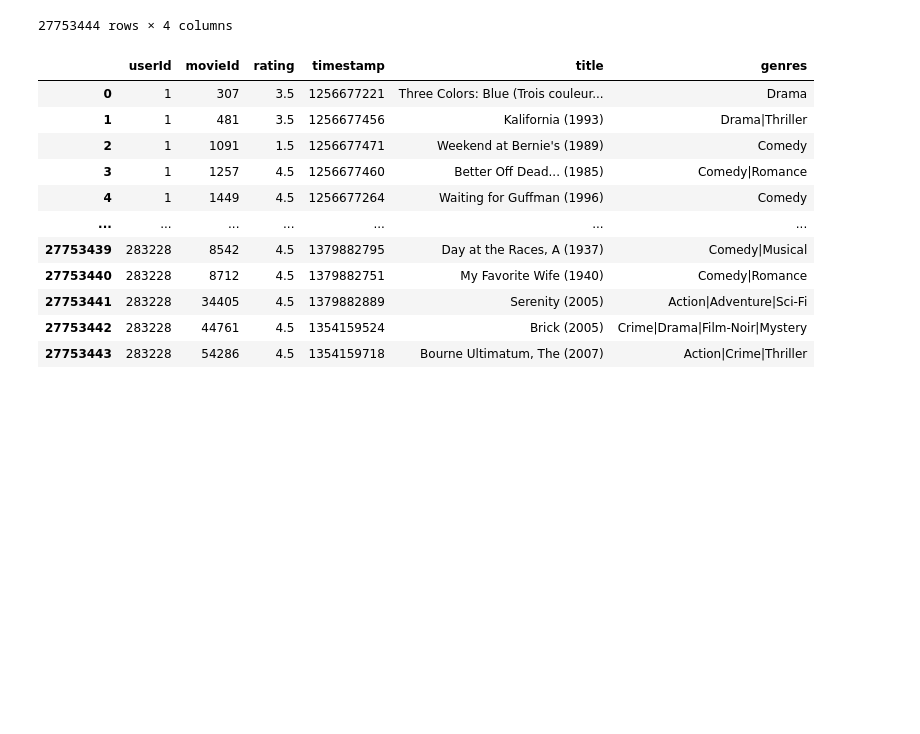
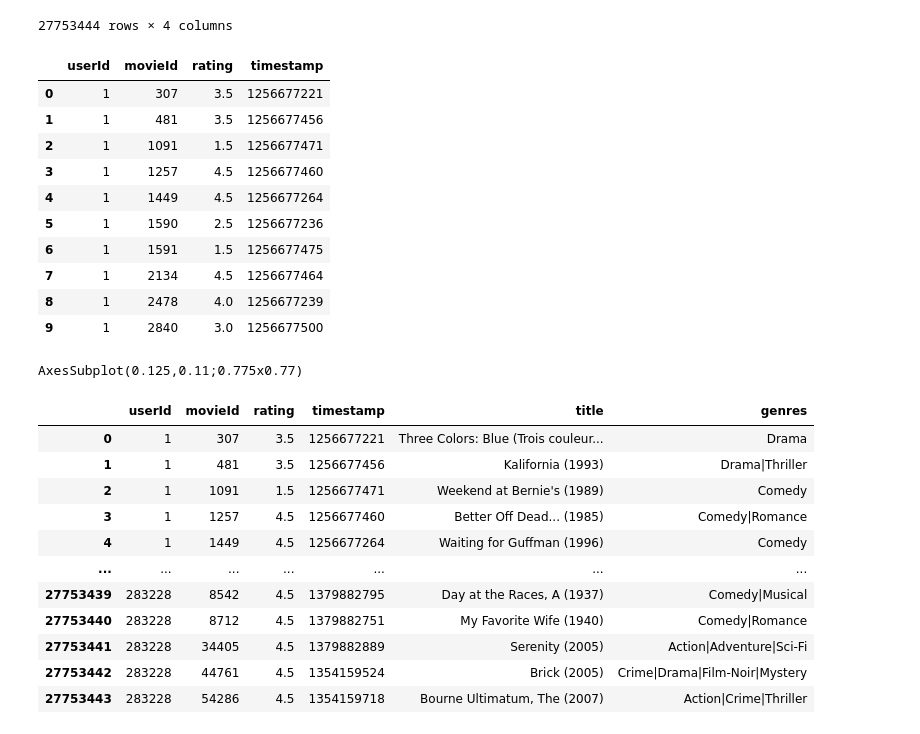
Before and after one commit to zhyde23/Recommendation-System, a Jupyter notebook: Mod4 2nd Draft.ipynb, the cells around one changed output. Saved outputs shown, nothing was run; the diff lists cells and outputs as text; code cells hidden in the pictures; blank space fills up the shorter version.

```diff
--- a/Mod4 2nd Draft.ipynb
+++ b/Mod4 2nd Draft.ipynb
@@ -70,6 +65,25 @@ df2
 | 27753442 | 283228 | 44761 | 4.5 | 1354159524 |
 | 27753443 | 283228 | 54286 | 4.5 | 1354159718 |
 27753444 rows × 4 columns
+# %%
+df2.columns = ['userId', 'movieId', 'rating', 'timestamp']
+df2.head(10)
+# %% [output]
+|  | userId | movieId | rating | timestamp |
+| 0 | 1 | 307 | 3.5 | 1256677221 |
+| 1 | 1 | 481 | 3.5 | 1256677456 |
+| 2 | 1 | 1091 | 1.5 | 1256677471 |
+| 3 | 1 | 1257 | 4.5 | 1256677460 |
+| 4 | 1 | 1449 | 4.5 | 1256677264 |
+| 5 | 1 | 1590 | 2.5 | 1256677236 |
+| 6 | 1 | 1591 | 1.5 | 1256677475 |
+| 7 | 1 | 2134 | 4.5 | 1256677464 |
+| 8 | 1 | 2478 | 4.0 | 1256677239 |
+| 9 | 1 | 2840 | 3.0 | 1256677500 |
+# %%
+print(df2['rating'].hist(bins=9))
+# %% [output]
+AxesSubplot(0.125,0.11;0.775x0.77)
 # %%
 # Creating one df with the two seperate df's
 df = df2.merge(df1,how='left', left_on='movieId', right_on='movieId')
```
Also changed, not shown: parts of 29 cells of this notebook, 1 other file.
